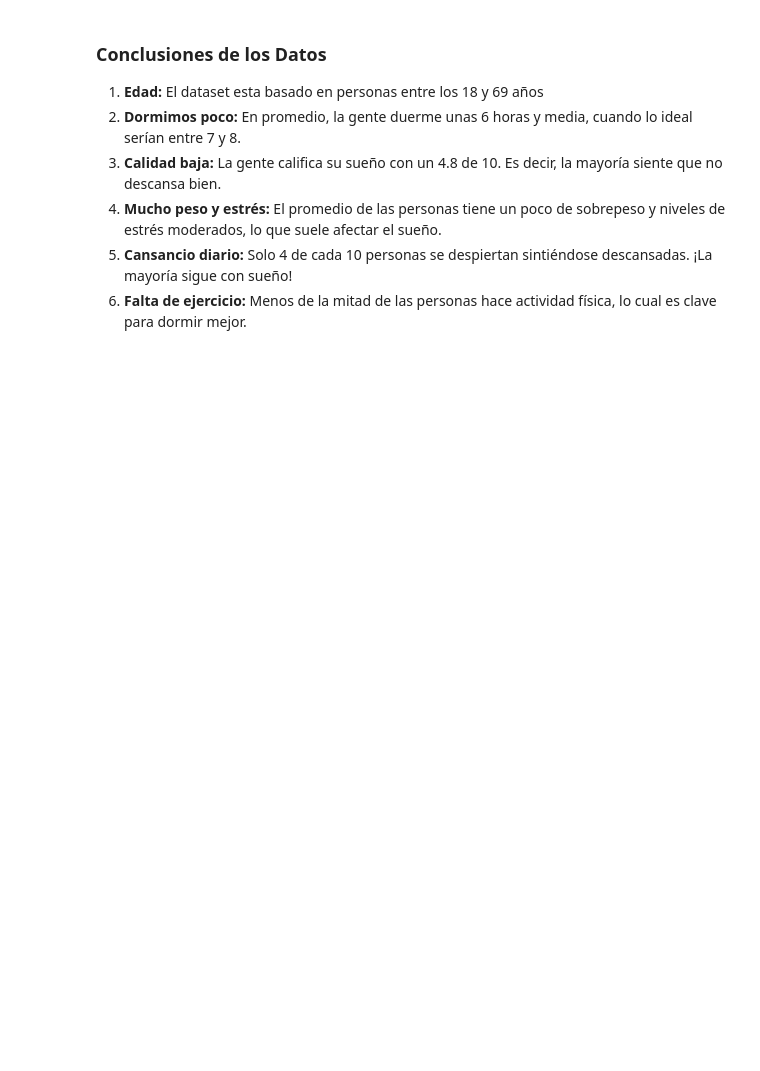
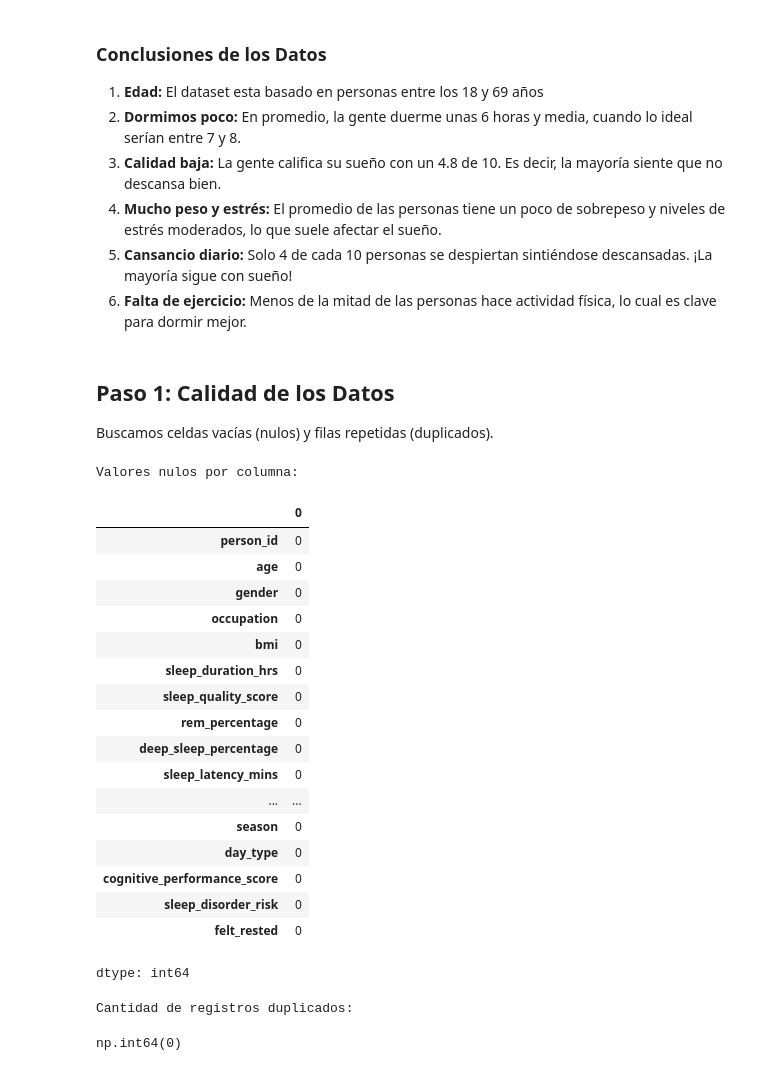
Before and after one commit to R3vival/Intro_Ciencia_De_Datos_Trabajo, a Jupyter notebook: Trabajo_Final_Intro_DC.ipynb, the cells around one changed output. Saved outputs shown, nothing was run; the diff lists cells and outputs as text; code cells hidden in the pictures; blank space fills up the shorter version.

```diff
--- a/Trabajo_Final_Intro_DC.ipynb
+++ b/Trabajo_Final_Intro_DC.ipynb
@@ -136,3 +153,34 @@ df.describe()
 4. **Mucho peso y estrés:** El promedio de las personas tiene un poco de sobrepeso y niveles de estrés moderados, lo que suele afectar el sueño.
 5. **Cansancio diario:** Solo 4 de cada 10 personas se despiertan sintiéndose descansadas. ¡La mayoría sigue con sueño!
 6. **Falta de ejercicio:** Menos de la mitad de las personas hace actividad física, lo cual es clave para dormir mejor.
+# %% [markdown]
+## Paso 1: Calidad de los Datos
+Buscamos celdas vacías (nulos) y filas repetidas (duplicados).
+# %%
+print("Valores nulos por columna:")
+display(df.isnull().sum())
+
+print("\nCantidad de registros duplicados:")
+display(df.duplicated().sum())
+# %% [output]
+Valores nulos por columna:
+|  | 0 |
+| person_id | 0 |
+| age | 0 |
+| gender | 0 |
+| occupation | 0 |
+| bmi | 0 |
+| sleep_duration_hrs | 0 |
+| sleep_quality_score | 0 |
+| rem_percentage | 0 |
+| deep_sleep_percentage | 0 |
+| sleep_latency_mins | 0 |
+| ... | ... |
+| season | 0 |
+| day_type | 0 |
+| cognitive_performance_score | 0 |
+| sleep_disorder_risk | 0 |
+| felt_rested | 0 |
+dtype: int64
+Cantidad de registros duplicados:
+np.int64(0)
```
Also changed, not shown: parts of 12 cells of this notebook.
